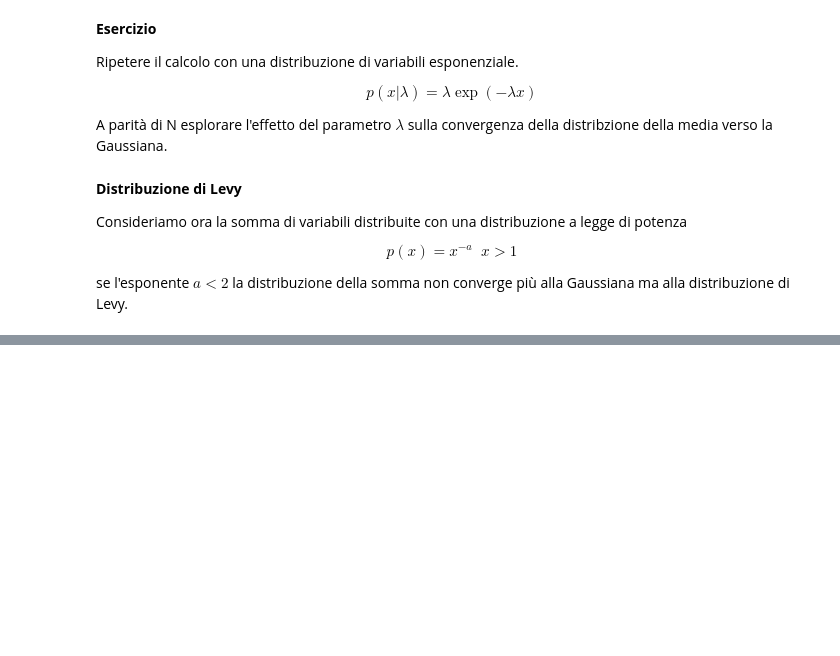
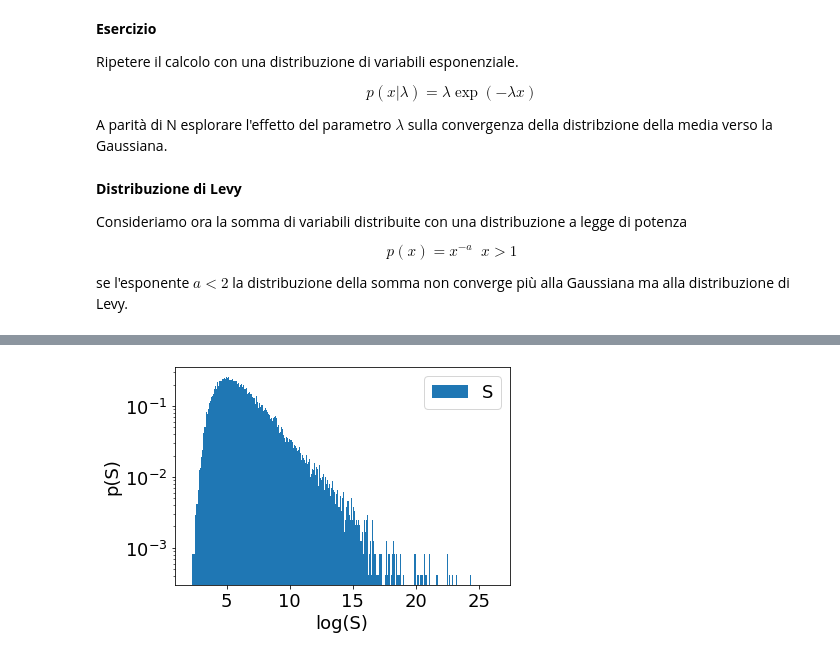
Before and after one commit to SZapperi/CorsoProbabilitaStatistica, a Jupyter notebook: notebooks/08_TLC.ipynb, the cells around one changed output, grey strips where cells are left out. Saved outputs shown, nothing was run; the diff lists cells and outputs as text; code cells hidden in the pictures; blank space fills up the shorter version.

```diff
--- a/notebooks/08_TLC.ipynb
+++ b/notebooks/08_TLC.ipynb
@@ -90,0 +91,12 @@ plt.show()
+# %%
+# calcoliamo il logaritmo di S
+logS=np.log(S)
+# %%
+# Istogramma del log in scala log
+plt.hist(logS,bins=1000,density=True,label="S", log=True)
+plt.legend()
+plt.xlabel("log(S)")
+plt.ylabel("p(S)")
+plt.show()
+# %% [output]
+[figure, added]
```
Also changed, not shown: parts of 2 cells of this notebook, 4 other files.
